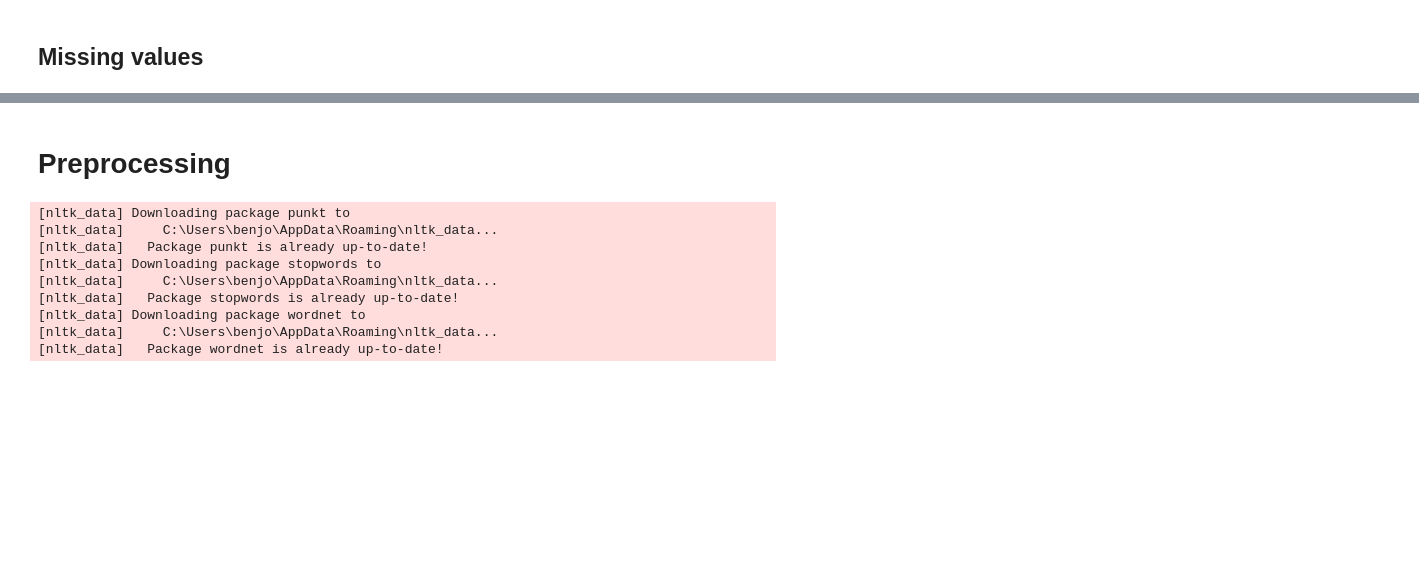
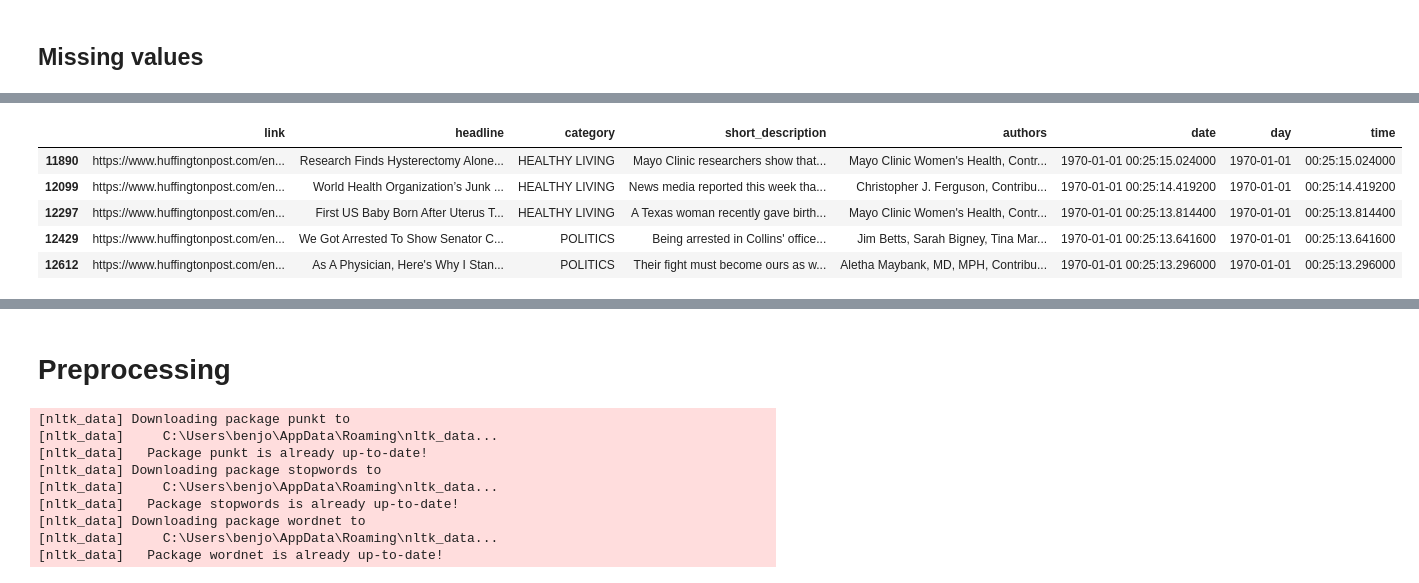
Before and after one commit to benjordan98/intelligent_sys_assignment2, a Jupyter notebook: code.ipynb, the cells around one changed output, grey strips where cells are left out. Drawn from its saved outputs; the diff is of its cells as text; code cells hidden in the pictures; blank space fills up the shorter version.

```diff
--- a/code.ipynb
+++ b/code.ipynb
@@ -133,0 +260,9 @@ df = df[df['headline'] != '']
+# %%
+df[df['authors'].str.len() > 100].head()
+# %% [output]
+|  | link | headline | category | short_description | authors | date | day | time |
+| 11890 | https://www.huffingtonpost.com/en... | Research Finds Hysterectomy Alone... | HEALTHY LIVING | Mayo Clinic researchers show that... | Mayo Clinic Women's Health, Contr... | 1970-01-01 00:25:15.024000 | 1970-01-01 | 00:25:15.024000 |
+| 12099 | https://www.huffingtonpost.com/en... | World Health Organization’s Junk ... | HEALTHY LIVING | News media reported this week tha... | Christopher J. Ferguson, Contribu... | 1970-01-01 00:25:14.419200 | 1970-01-01 | 00:25:14.419200 |
+| 12297 | https://www.huffingtonpost.com/en... | First US Baby Born After Uterus T... | HEALTHY LIVING | A Texas woman recently gave birth... | Mayo Clinic Women's Health, Contr... | 1970-01-01 00:25:13.814400 | 1970-01-01 | 00:25:13.814400 |
+| 12429 | https://www.huffingtonpost.com/en... | We Got Arrested To Show Senator C... | POLITICS | Being arrested in Collins' office... | Jim Betts, Sarah Bigney, Tina Mar... | 1970-01-01 00:25:13.641600 | 1970-01-01 | 00:25:13.641600 |
+| 12612 | https://www.huffingtonpost.com/en... | As A Physician, Here's Why I Stan... | POLITICS | Their fight must become ours as w... | Aletha Maybank, MD, MPH, Contribu... | 1970-01-01 00:25:13.296000 | 1970-01-01 | 00:25:13.296000 |
```
Also changed, not shown: parts of 87 cells of this notebook.
